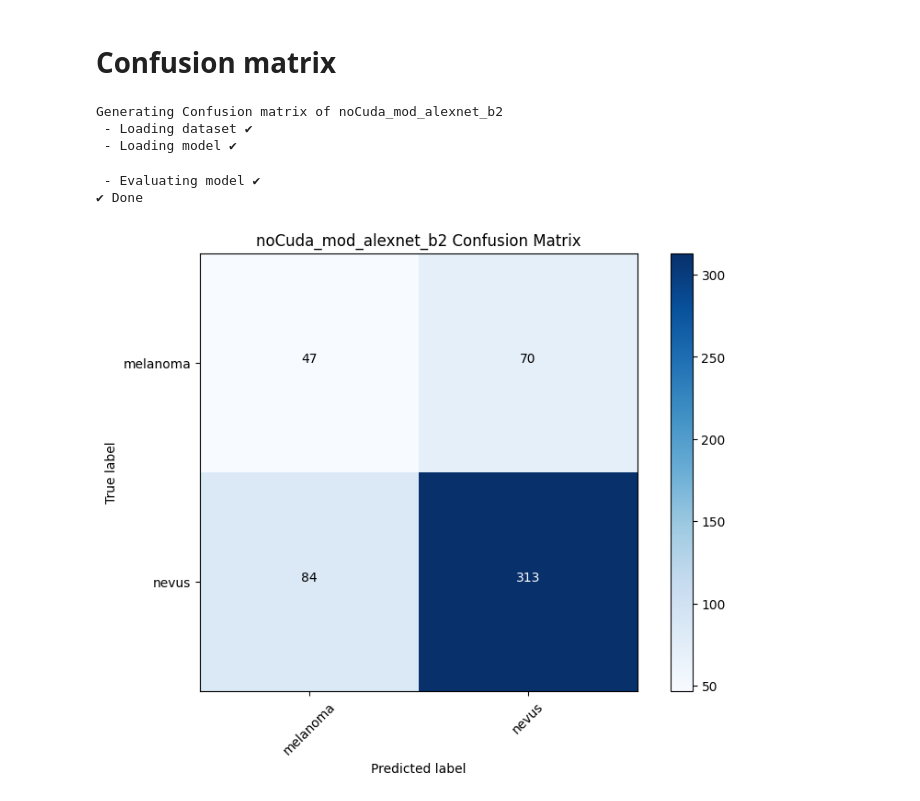
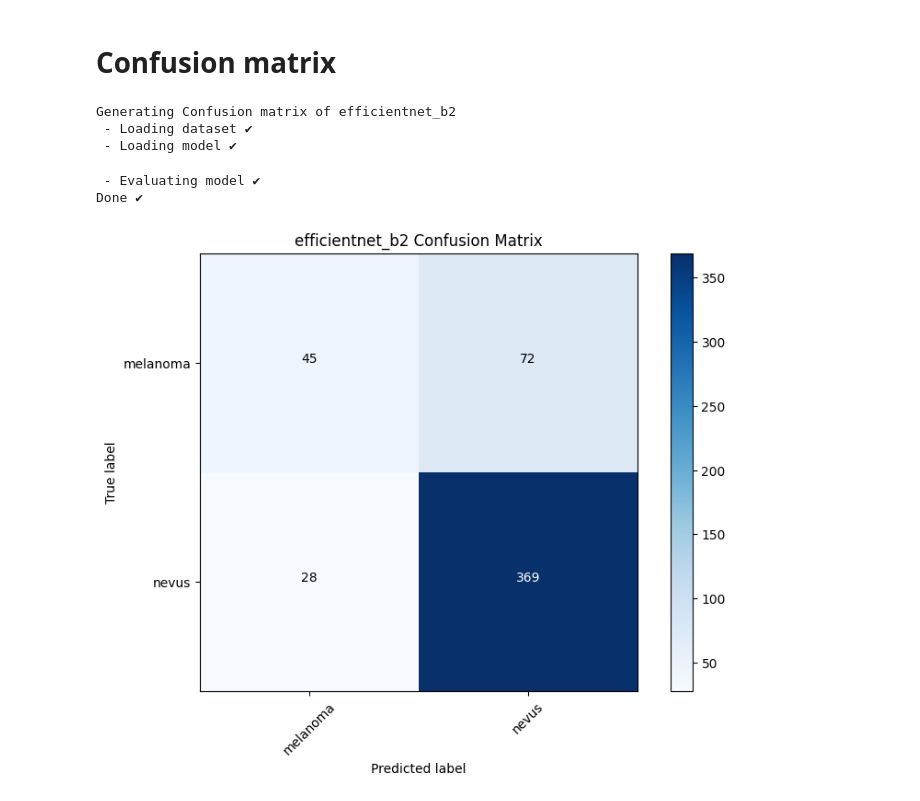
Before and after one commit to FrankBosman/Melanome-detection, a Jupyter notebook: confusion_matrix.ipynb, the cells around one changed output. Saved outputs shown, nothing was run; the diff lists cells and outputs as text; code cells hidden in the pictures.

```diff
--- a/confusion_matrix.ipynb
+++ b/confusion_matrix.ipynb
@@ -90,33 +61,33 @@ def blue(string):
 # %%
 # Settings
-model_name = "noCuda_mod_alexnet_b2"
+model_name = "efficientnet_b2"
 plot_model_name = model_name
 datasets_name = "melanoma_dataset"
 print(blue(f"Generating Confusion matrix of {model_name}"))
 
 # Prepare test images dataloader
 print(" - Loading dataset", end=" ")
 dataset_test_directory = f"datasets/{datasets_name}/test"
 test_loader, class_names = prepare_dataloader(dataset_test_directory)
 print(blue("✔"))
 
 # Load model
 print(" - Loading model", end=" ")
-model, device = load_model(model_name)
+model, device = load_model(model_name)  # imported from helpers/load_model.py
 print(blue("✔"))
 
 # Evaluate and compute confusion matrix
 preds, labels = evaluate_model(model, test_loader, device)
 conf_matrix = confusion_matrix(labels, preds)
 print(f" - Evaluating model {blue('✔')}")
 
 # Plot the confusion matrix
 print(f"Done {blue('✔')}")
 plot_confusion_matrix(plot_model_name, conf_matrix, class_names)
 # %% [output]
-Generating Confusion matrix of noCuda_mod_alexnet_b2
+Generating Confusion matrix of efficientnet_b2
  - Loading dataset ✔
  - Loading model ✔
  - Evaluating model ✔
-✔ Done
+Done ✔
-[figure, old version]
+[figure, new version]
```
Also changed, not shown: parts of 3 cells of this notebook, 1 other file.
